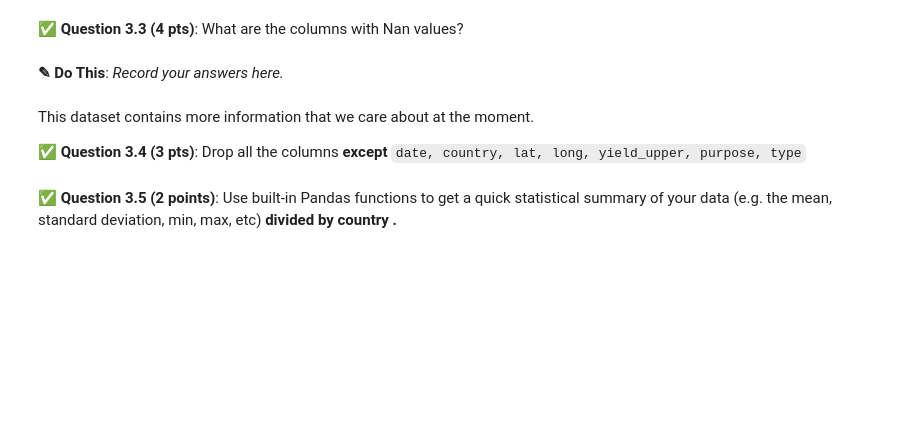
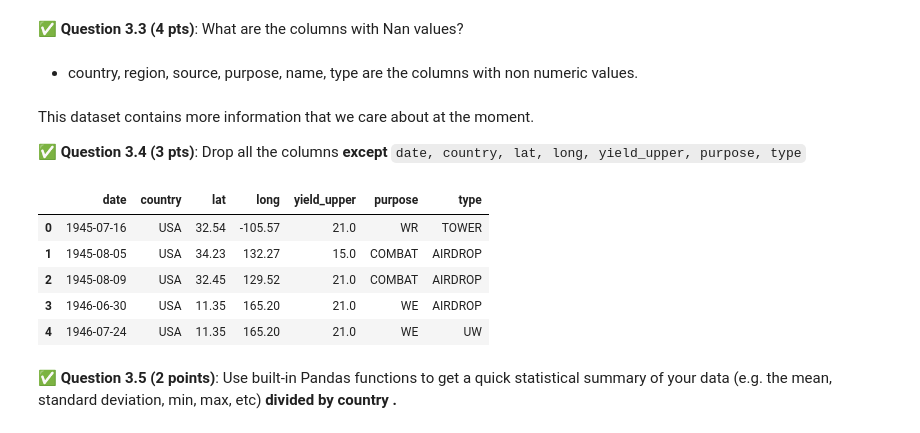
Before and after one commit to ze-ntsh/cmse202-s25-turnin, a Jupyter notebook: midterm/CMSE202-Midterm-Section003-STUDENT.ipynb, the cells around one changed output. Drawn from its saved outputs; the diff is of its cells as text; code cells hidden in the pictures; blank space fills up the shorter version.

```diff
--- a/midterm/CMSE202-Midterm-Section003-STUDENT.ipynb
+++ b/midterm/CMSE202-Midterm-Section003-STUDENT.ipynb
@@ -250,7 +361,7 @@ df.info()
 # %% [markdown]
 &#9989; **Question 3.3 (4 pts)**: What are the columns with Nan values?
-# %% [markdown]
-**<font size=+3>&#9998;</font> Do This**: *Record your answers here.*
+# %% [markdown]
+- country, region, source, purpose, name, type are the columns with non numeric values.
 # %% [markdown]
 This dataset contains more information that we care about at the moment.
 
@@ -260,10 +372,17 @@ This dataset contains more information that we care about at the moment.
 # %%
 ## READ THIS
 # Run this cell without changing anything.
 
 # Change the df to the name of your dataframe.
-df["date"] = pd.to_datetime(df["date"], format = "%Y%m%d", errors='coerce')
-df.head(5)
+nuclear_explosion_data["date"] = pd.to_datetime(nuclear_explosion_data["date"], format = "%Y%m%d", errors='coerce')
+nuclear_explosion_data.head(5)
+# %% [output]
+|  | date | country | lat | long | yield_upper | purpose | type |
+| 0 | 1945-07-16 | USA | 32.54 | -105.57 | 21.0 | WR | TOWER |
+| 1 | 1945-08-05 | USA | 34.23 | 132.27 | 15.0 | COMBAT | AIRDROP |
+| 2 | 1945-08-09 | USA | 32.45 | 129.52 | 21.0 | COMBAT | AIRDROP |
+| 3 | 1946-06-30 | USA | 11.35 | 165.20 | 21.0 | WE | AIRDROP |
+| 4 | 1946-07-24 | USA | 11.35 | 165.20 | 21.0 | WE | UW |
 # %% [markdown]
 &#9989; **Question 3.5 (2 points)**: Use built-in Pandas functions to get a quick statistical summary of your data (e.g. the mean, standard deviation, min, max, etc) **divided by country .**
 # %%
```
Also changed, not shown: parts of 32 cells of this notebook, 1 other file.
